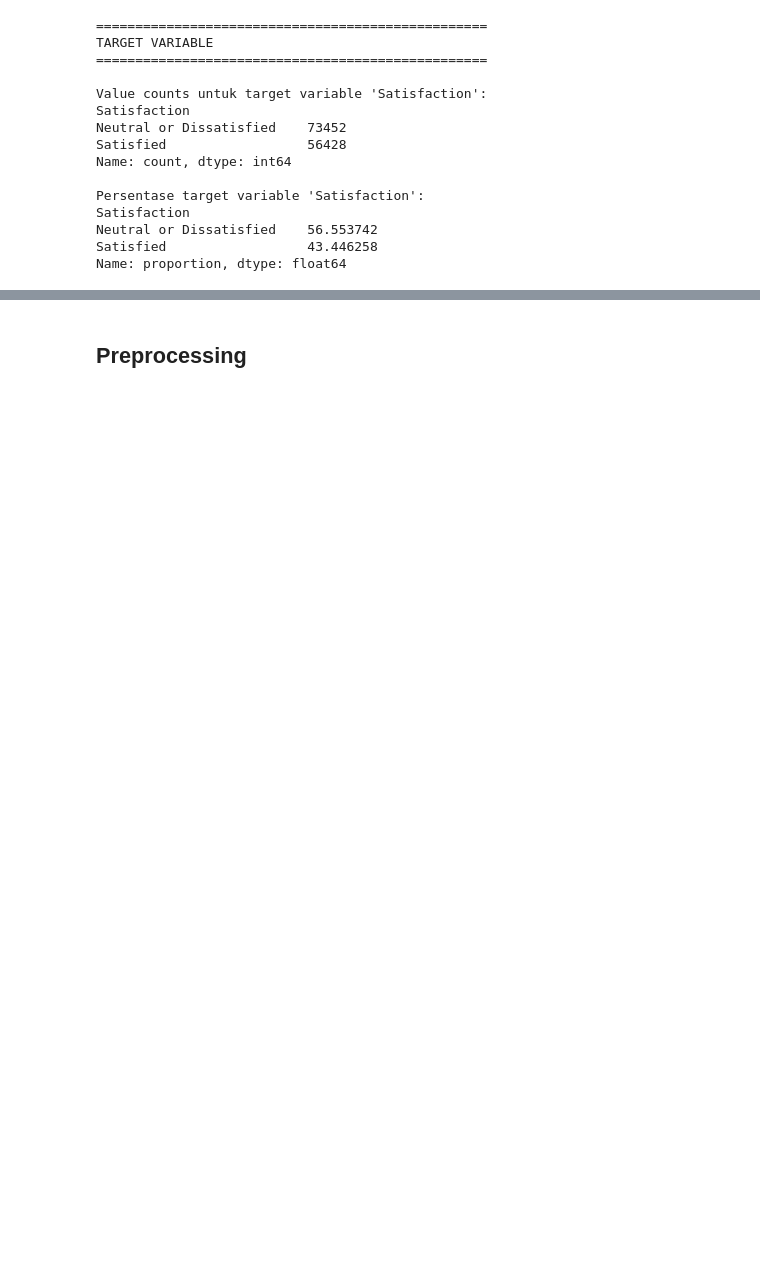
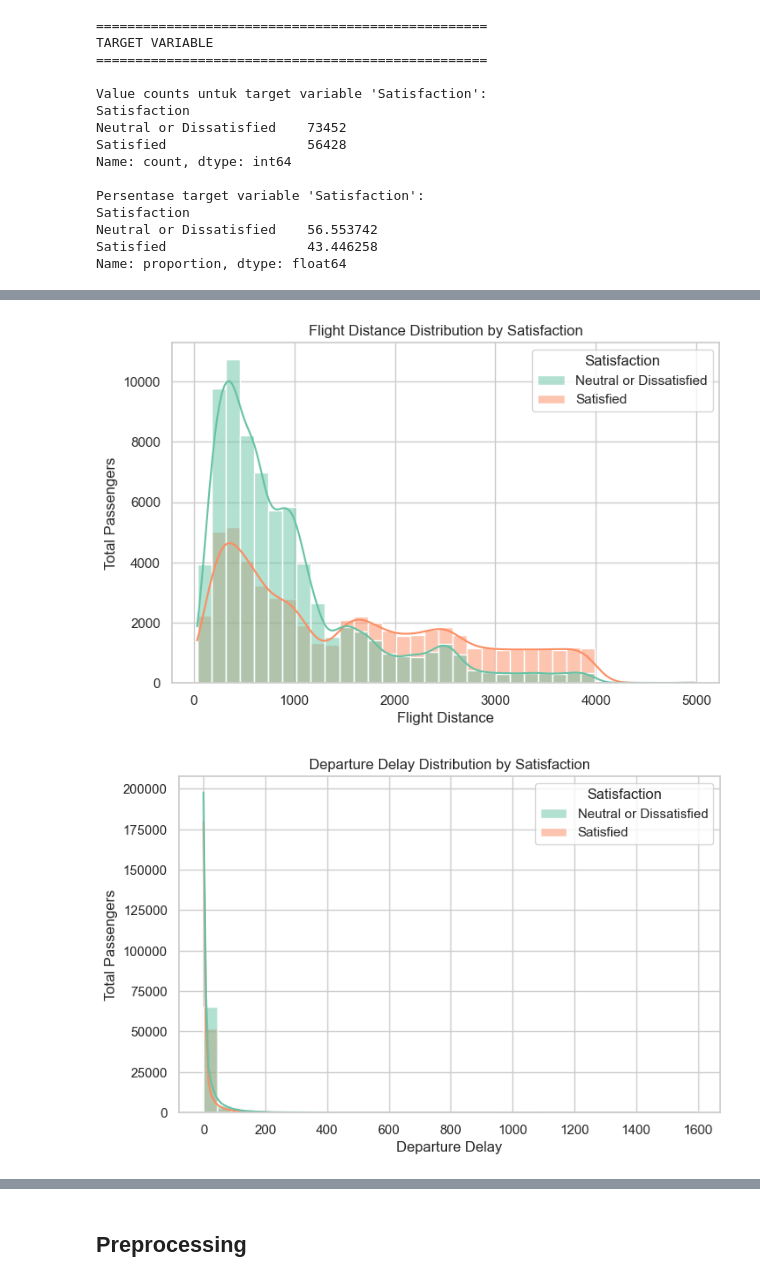
Before and after one commit to Josshua-DSA/Skyline-RecommendationSystem, a Jupyter notebook: notebooks/Skyline-ML.ipynb, the cells around one changed output, grey strips where cells are left out. Drawn from its saved outputs; the diff is of its cells as text; code cells hidden in the pictures; blank space fills up the shorter version.

```diff
--- a/notebooks/Skyline-ML.ipynb
+++ b/notebooks/Skyline-ML.ipynb
@@ -266,0 +328,23 @@ Passing `palette` without assigning `hue` is deprecated and will be removed in v
+# %%
+# ============================================================
+# 8. EDA - OPERATIONAL FEATURES
+# ============================================================
+
+for col in operational_features:
+    plt.figure(figsize=(8, 5))
+    sns.histplot(
+        data=df,
+        x=col,
+        hue=target_col,
+        bins=35,
+        kde=True,
+        palette="Set2"
+    )
+
+    plt.title(f"{col} Distribution by Satisfaction")
+    plt.xlabel(col)
+    plt.ylabel("Total Passengers")
+    plt.show()
+# %% [output]
+[figure, added]
+[figure, added]
```
Also changed, not shown: parts of 35 cells of this notebook, 51 other files.
